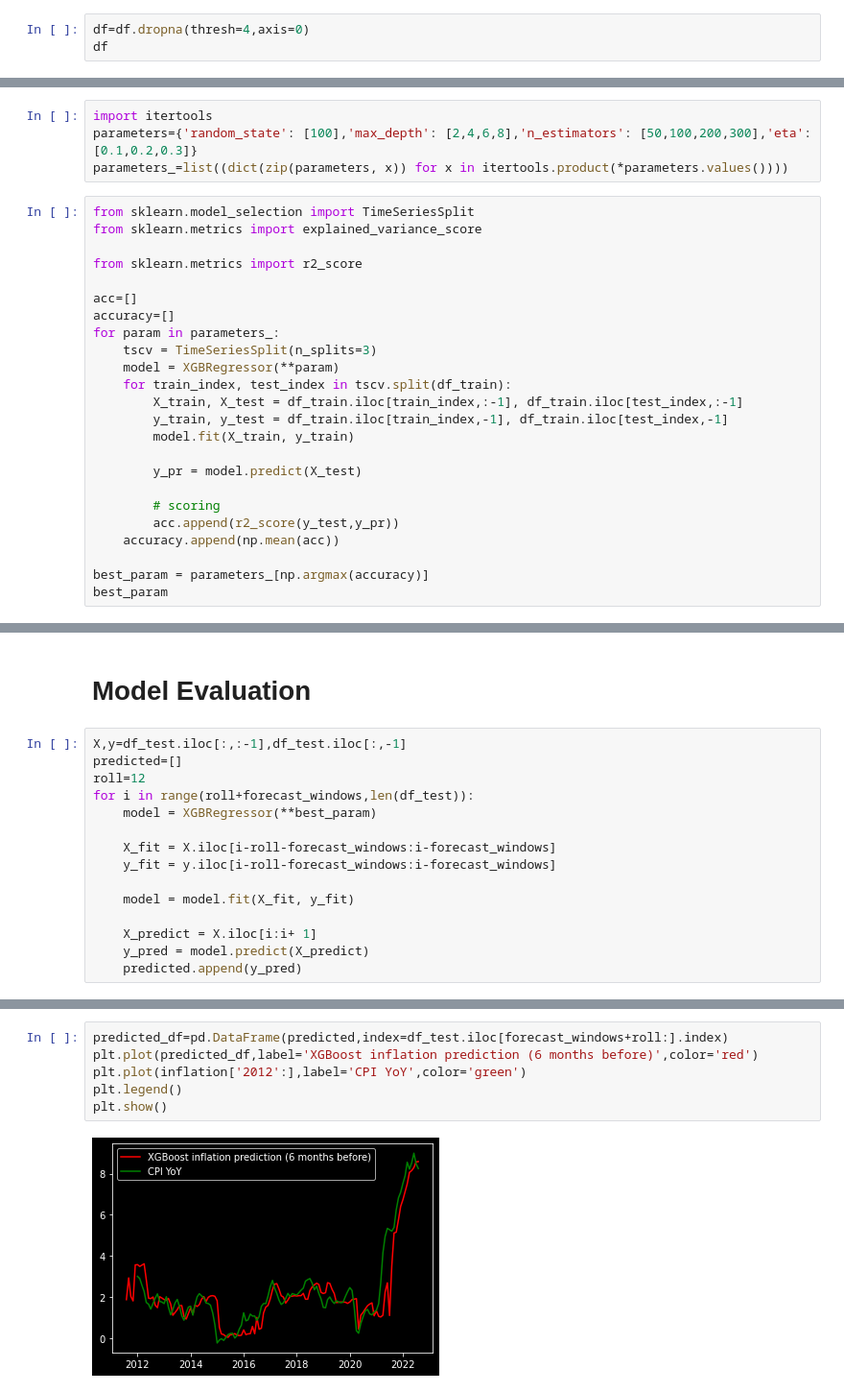
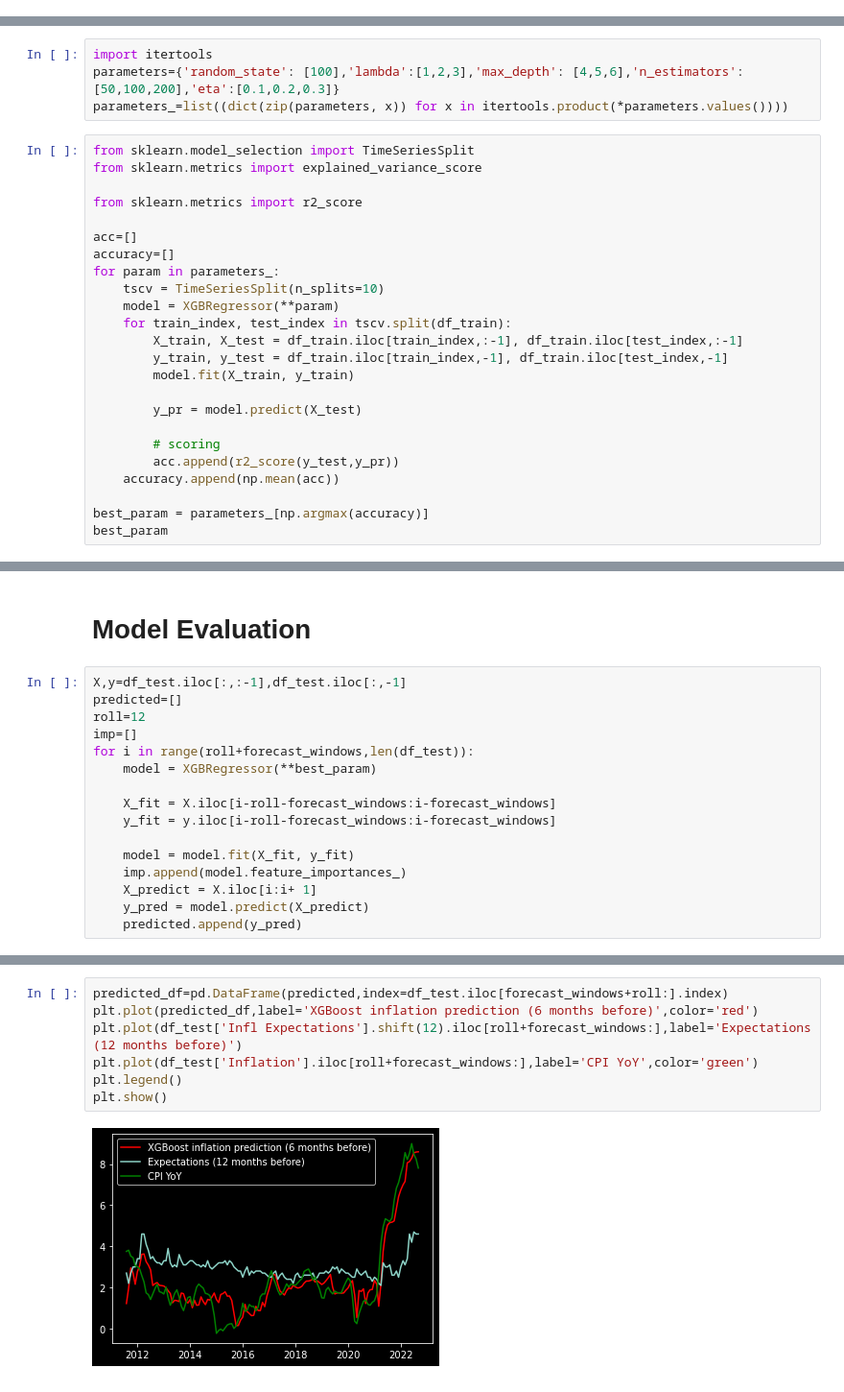
Before and after one commit to enexqnt/quantallocation, a Jupyter notebook: Inflation XGBoost.ipynb, the cells around one changed output, grey strips where cells are left out. Shown: that part at 96% size. Saved outputs shown, nothing was run; the diff lists cells and outputs as text.

```diff
--- a/Inflation XGBoost.ipynb
+++ b/Inflation XGBoost.ipynb
@@ -98,3 +64,0 @@ df['Ahead Inflation']=inflation.shift(-forecast_windows).resample('MS').ffill()
-# %%
-df=df.dropna(thresh=4,axis=0)
-df
@@ -137,7 +84,7 @@ sns.pairplot(data=df_test,x_vars=df.columns[:-1],y_vars=df.columns[-1])
 from xgboost import  XGBRegressor
 # %%
 import itertools
-parameters={'random_state': [100],'max_depth': [2,4,6,8],'n_estimators': [50,100,200,300],'eta':[0.1,0.2,0.3]}
+parameters={'random_state': [100],'lambda':[1,2,3],'max_depth': [4,5,6],'n_estimators': [50,100,200],'eta':[0.1,0.2,0.3]}
 parameters_=list((dict(zip(parameters, x)) for x in itertools.product(*parameters.values())))
 # %%
 from sklearn.model_selection import TimeSeriesSplit
@@ -148,7 +95,7 @@ from sklearn.metrics import r2_score
 acc=[]
 accuracy=[]
 for param in parameters_:
-    tscv = TimeSeriesSplit(n_splits=3)
+    tscv = TimeSeriesSplit(n_splits=10)
     model = XGBRegressor(**param)
     for train_index, test_index in tscv.split(df_train):
         X_train, X_test = df_train.iloc[train_index,:-1], df_train.iloc[test_index,:-1]
@@ -171,6 +122,7 @@ best_param
 X,y=df_test.iloc[:,:-1],df_test.iloc[:,-1]
 predicted=[]
 roll=12
+imp=[]
 for i in range(roll+forecast_windows,len(df_test)):
     model = XGBRegressor(**best_param)
 
@@ -178,7 +130,7 @@ for i in range(roll+forecast_windows,len(df_test)):
     y_fit = y.iloc[i-roll-forecast_windows:i-forecast_windows]
 
     model = model.fit(X_fit, y_fit)
-
+    imp.append(model.feature_importances_)
     X_predict = X.iloc[i:i+ 1]
     y_pred = model.predict(X_predict)
     predicted.append(y_pred)
@@ -185,8 +147,9 @@ for i in range(roll+forecast_windows,len(df_test)):
 # %%
 predicted_df=pd.DataFrame(predicted,index=df_test.iloc[forecast_windows+roll:].index)
 plt.plot(predicted_df,label='XGBoost inflation prediction (6 months before)',color='red')
-plt.plot(inflation['2012':],label='CPI YoY',color='green')
+plt.plot(df_test['Infl Expectations'].shift(12).iloc[roll+forecast_windows:],label='Expectations (12 months before)')
+plt.plot(df_test['Inflation'].iloc[roll+forecast_windows:],label='CPI YoY',color='green')
 plt.legend()
 plt.show()
 # %% [output]
-[figure, old version]
+[figure, new version]
```
Also changed, not shown: parts of 28 cells of this notebook.
